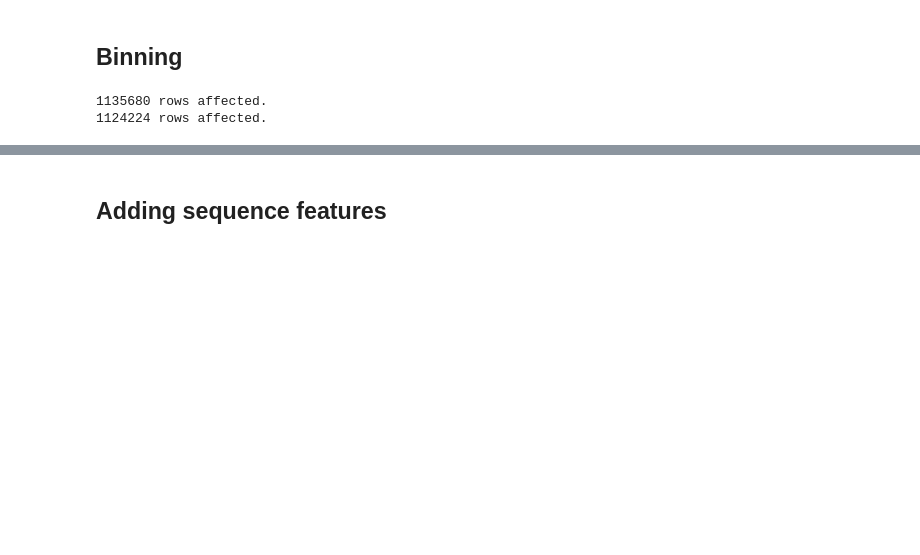
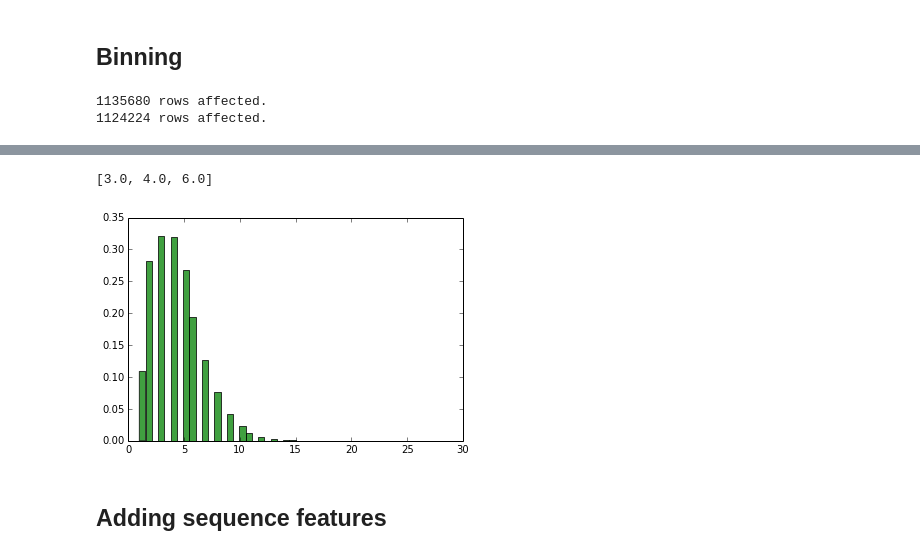
Before and after one commit to HazyResearch/treedlib, a Jupyter notebook: treedlib.ipynb, the cells around one changed output, grey strips where cells are left out. Saved outputs shown, nothing was run; the diff lists cells and outputs as text; code cells hidden in the pictures; blank space fills up the shorter version.

```diff
--- a/treedlib.ipynb
+++ b/treedlib.ipynb
@@ -35,3 +46,10 @@ res_dep = %sql SELECT * FROM genepheno_features WHERE feature NOT LIKE '%SEQ%'
+# %%
+n, bins, patches = plt.hist(dep_lens, 50, normed=1, facecolor='green', alpha=0.75)
+dep_lens = [len(rs.feature.split('_')) for rs in res_dep]
+print [np.percentile(dep_lens, p) for p in [25,50,75]]
+# %% [output]
+[3.0, 4.0, 6.0]
+[figure, added]
 # %% [markdown]
 ## Adding sequence features
 # %%
```
Also changed, not shown: parts of 2 cells of this notebook.
